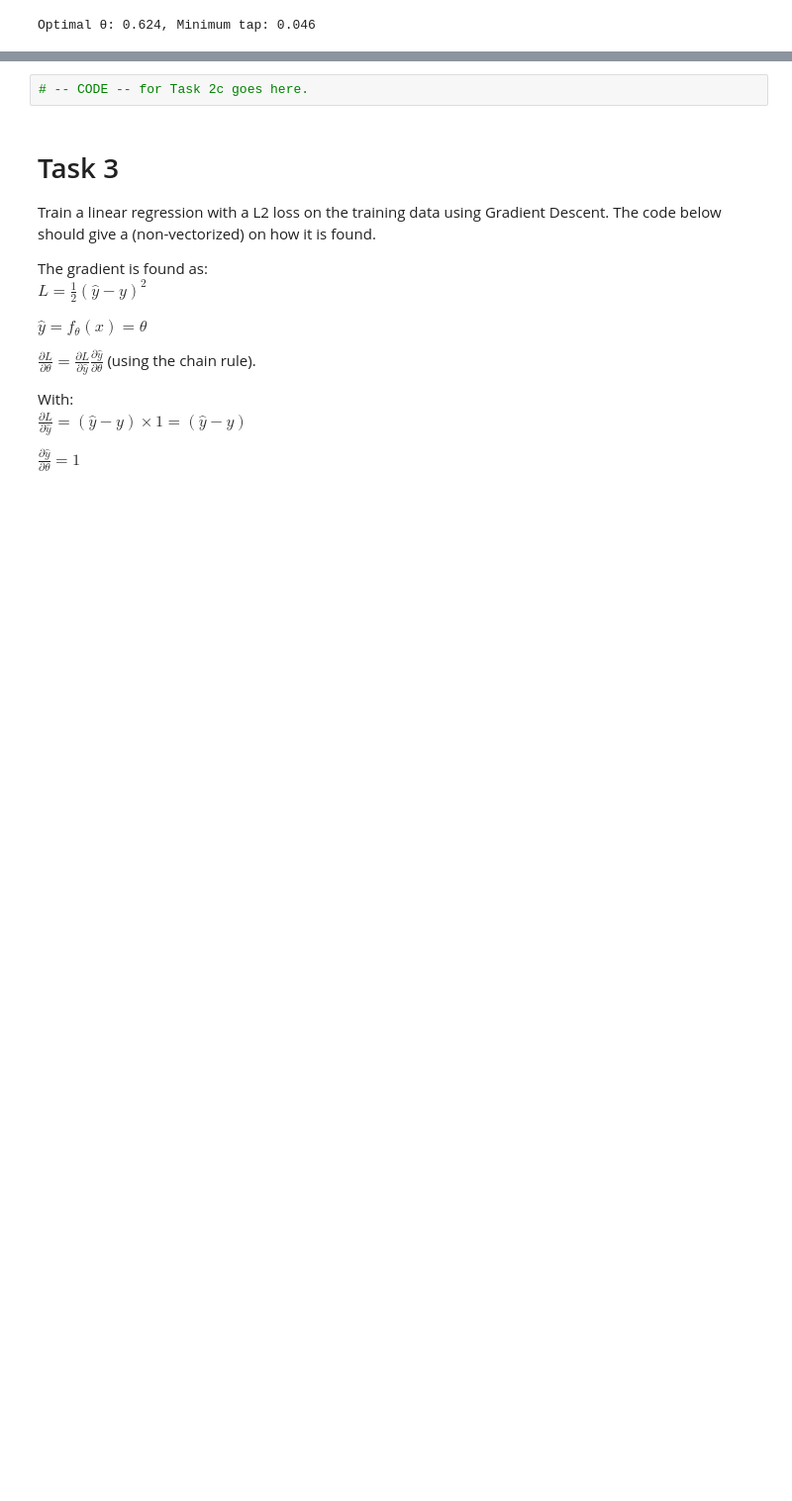
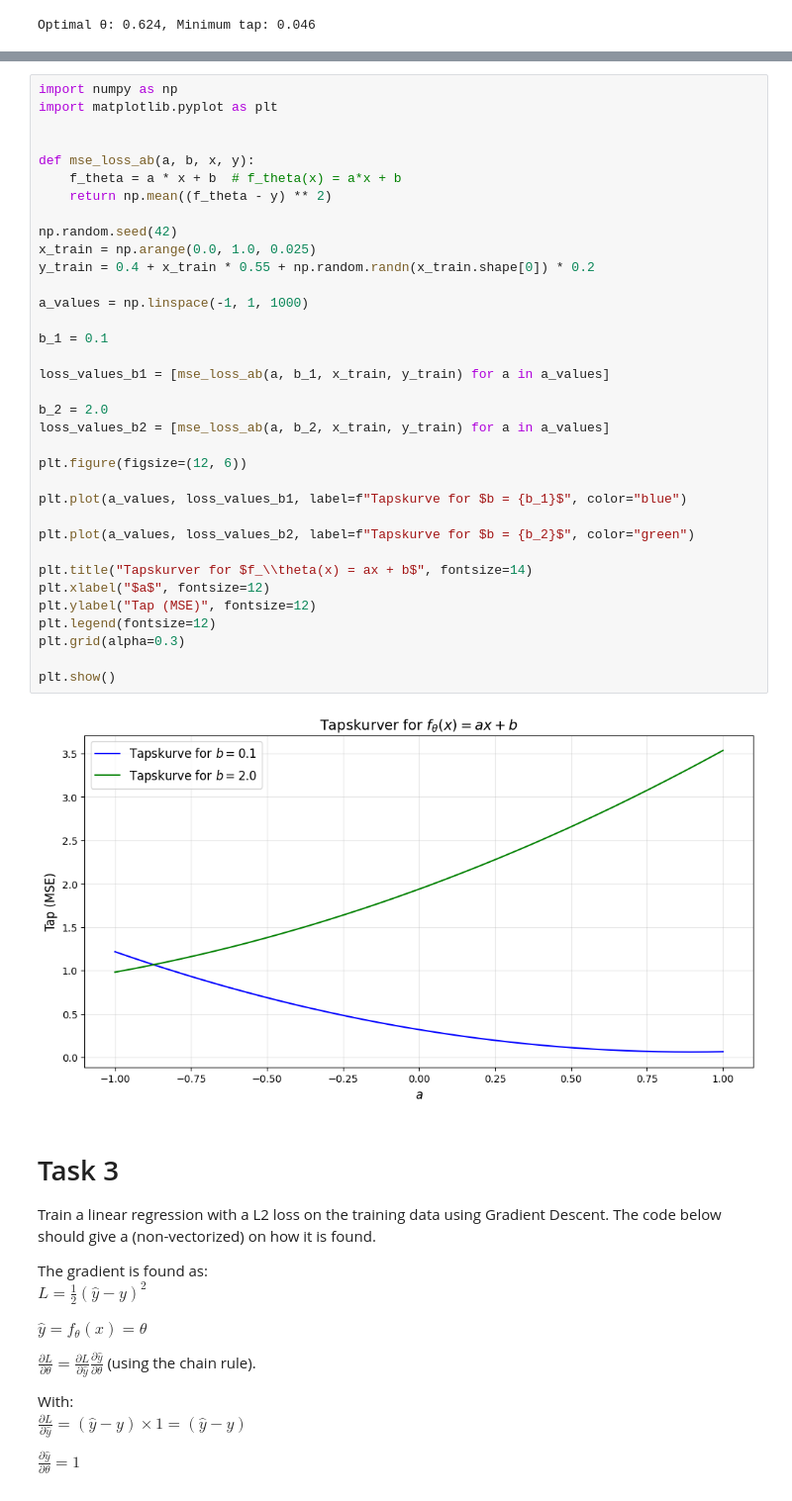
Before and after one commit to valiantlynx/DashEstate, a Jupyter notebook: handin2_v1.ipynb, the cells around one changed output, grey strips where cells are left out. Shown at 99% size. Saved outputs shown, nothing was run; the diff lists cells and outputs as text; blank space fills up the shorter version.

```diff
--- a/handin2_v1.ipynb
+++ b/handin2_v1.ipynb
@@ -168,5 +174,40 @@ Redo Task 2b, however, this time we want the model to be $f_\theta(x) = ax + b$
-# %%
-# -- CODE -- for Task 2c goes here.
+# %%
+import numpy as np
+import matplotlib.pyplot as plt
+
+
+def mse_loss_ab(a, b, x, y):
+    f_theta = a * x + b  # f_theta(x) = a*x + b
+    return np.mean((f_theta - y) ** 2)
+
+np.random.seed(42)
+x_train = np.arange(0.0, 1.0, 0.025)
+y_train = 0.4 + x_train * 0.55 + np.random.randn(x_train.shape[0]) * 0.2
+
+a_values = np.linspace(-1, 1, 1000)
+
+b_1 = 0.1
+
+loss_values_b1 = [mse_loss_ab(a, b_1, x_train, y_train) for a in a_values]
+
+b_2 = 2.0
+loss_values_b2 = [mse_loss_ab(a, b_2, x_train, y_train) for a in a_values]
+
+plt.figure(figsize=(12, 6))
+
+plt.plot(a_values, loss_values_b1, label=f"Tapskurve for $b = {b_1}$", color="blue")
+
+plt.plot(a_values, loss_values_b2, label=f"Tapskurve for $b = {b_2}$", color="green")
+
+plt.title("Tapskurver for $f_\\theta(x) = ax + b$", fontsize=14)
+plt.xlabel("$a$", fontsize=12)
+plt.ylabel("Tap (MSE)", fontsize=12)
+plt.legend(fontsize=12)
+plt.grid(alpha=0.3)
+
+plt.show()
+# %% [output]
+[figure, added]
 # %% [markdown]
 # Task 3
 Train a  linear regression with a L2 loss on the training data using Gradient Descent.
```
Also changed, not shown: parts of 5 cells of this notebook, 2 other files.
